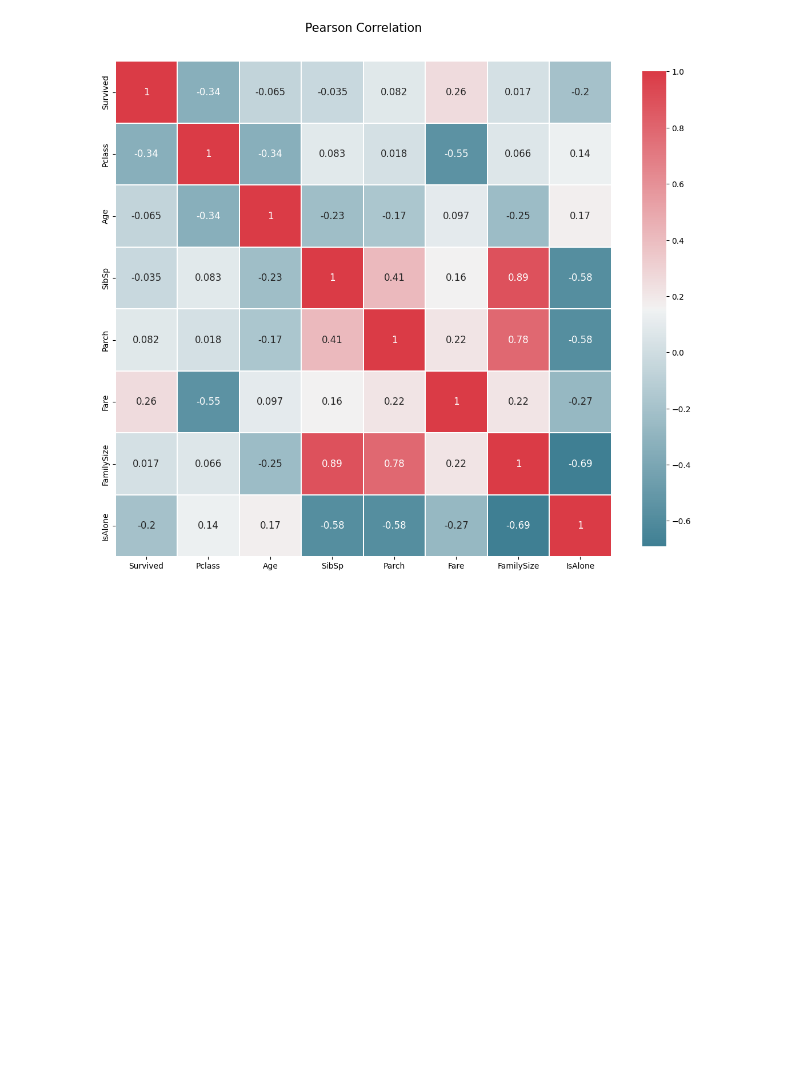
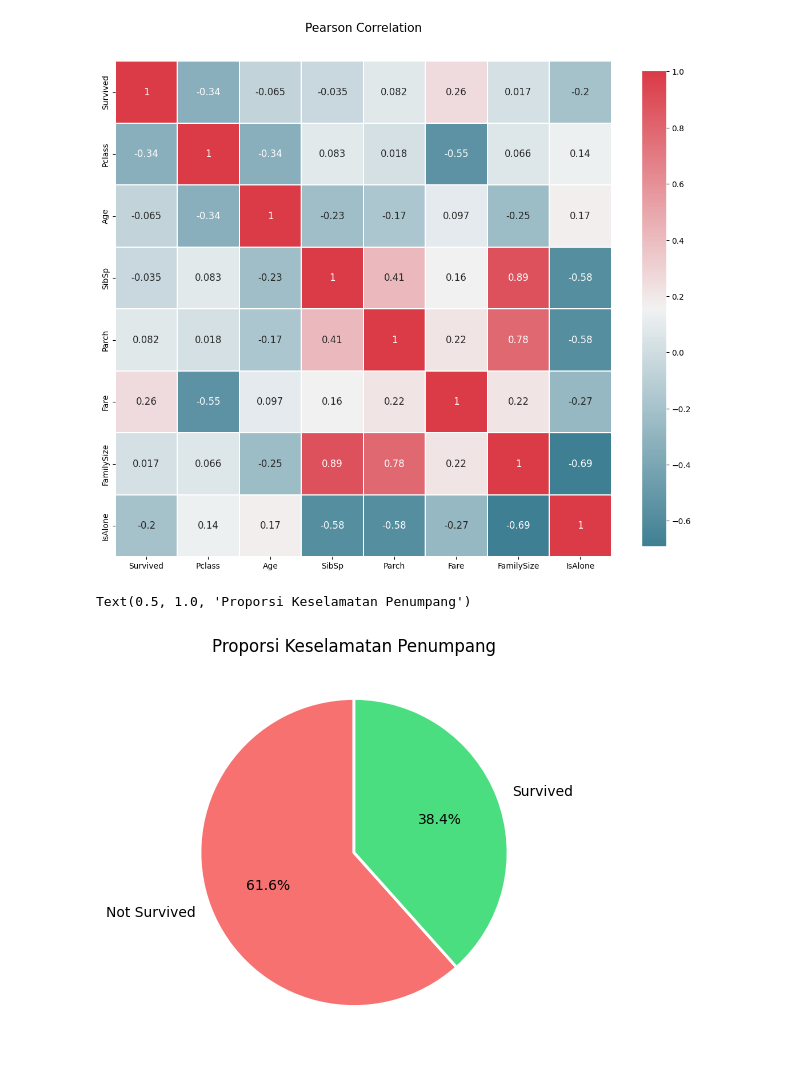
Before and after one commit to AnindyaNaura12/Data-Mining, a Jupyter notebook: fixing_visualization_data.ipynb, the cells around one changed output. Drawn from its saved outputs; the diff is of its cells as text; code cells hidden in the pictures; blank space fills up the shorter version.

```diff
--- a/fixing_visualization_data.ipynb
+++ b/fixing_visualization_data.ipynb
@@ -398,3 +398,17 @@ def correlation_heatmap(df):
 correlation_heatmap(data1)
 # %% [output]
 [figure]
+# %%
+#TAMBAHAN GRAFIK YANG LAIN
+#Pie Chart: Proporsi Keselamatan
+fig1, ax = plt.subplots(figsize=(5,5))
+
+sv = data1['Survived'].value_counts()
+ax.pie(sv, labels=['Not Survived', 'Survived'],
+      colors=['#f87171', '#4ade80'],
+      autopct='%1.1f%%', startangle=90,
+      wedgeprops={'edgecolor': 'white', 'linewidth': 2})
+ax.set_title('Proporsi Keselamatan Penumpang')
+# %% [output]
+Text(0.5, 1.0, 'Proporsi Keselamatan Penumpang')
+[figure, added]
```
Also changed, not shown: parts of 6 cells of this notebook.
